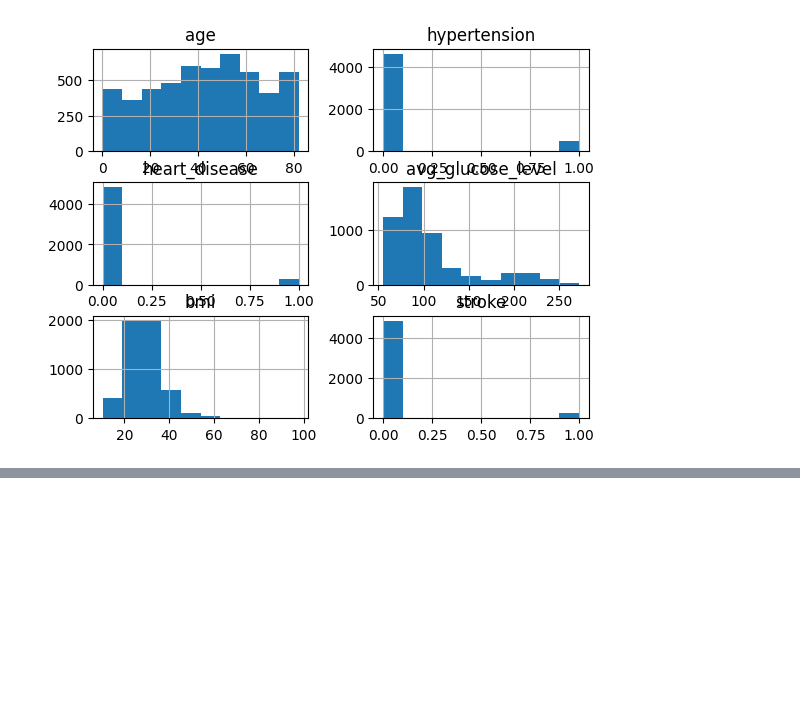
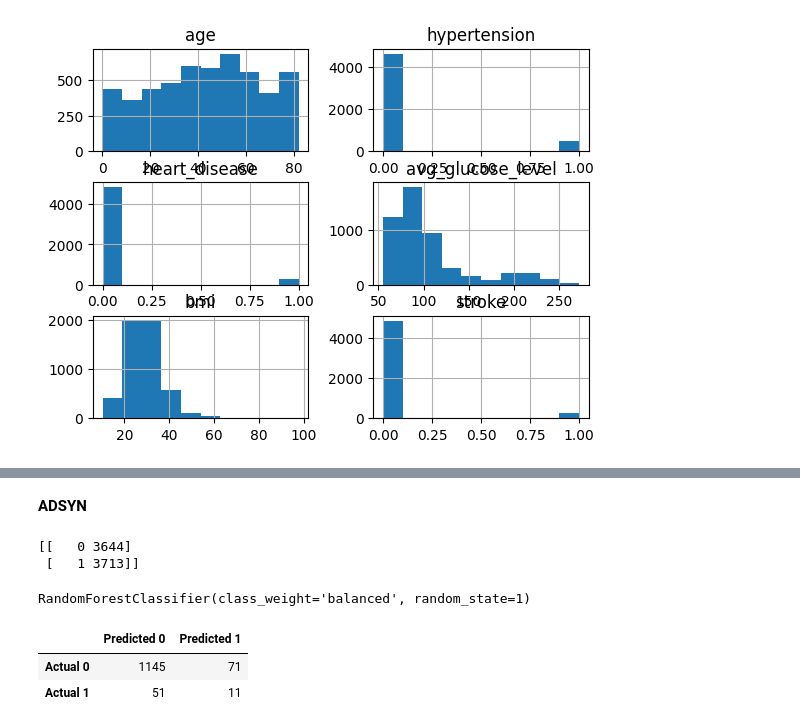
Before and after one commit to reedZimpfer/stroke_classifier, a Jupyter notebook: Notebook/stroke_classifier.ipynb, the cells around one changed output, grey strips where cells are left out. Saved outputs shown, nothing was run; the diff lists cells and outputs as text; code cells hidden in the pictures; blank space fills up the shorter version.

```diff
--- a/Notebook/stroke_classifier.ipynb
+++ b/Notebook/stroke_classifier.ipynb
@@ -189,0 +356,2 @@ array([[<Axes: title={'center': 'age'}>,
+# %% [markdown]
+**ADSYN**
@@ -189,0 +362,34 @@ array([[<Axes: title={'center': 'age'}>,
+# %%
+# Check the data oversample by ADSYN
+unique, counts = np.unique(y_resample_2, return_counts=True)
+
+print(np.asarray((unique, counts)).T)
+# %% [output]
+[[   0 3644]
+ [   1 3713]]
+# %%
+# Instantiate another Random Forest Classifier model
+rf2_model = RandomForestClassifier(n_estimators=100, class_weight='balanced', random_state=1)
+# %%
+# Fit the model with resample data
+rf2_model.fit(X_resample_2, y_resample_2)
+# %% [output]
+RandomForestClassifier(class_weight='balanced', random_state=1)
+# %%
+# Make predictions on the test set
+predictions_2 = rf2_model.predict(X_test_scaled)
+# %%
+# Evaluate the model with Confusion Matrix and accuracy score
+cm2 = confusion_matrix(y_test, predictions_2)
+cm2_df = pd.DataFrame(
+    cm2, index=["Actual 0", "Actual 1"], columns=["Predicted 0", "Predicted 1"]
+)
+
+acc_score2 = accuracy_score(y_test, predictions_2)
+# %%
+# Generate a confusion matrix for the model
+display(cm2_df)
+# %% [output]
+|  | Predicted 0 | Predicted 1 |
+| Actual 0 | 1145 | 71 |
+| Actual 1 | 51 | 11 |
```
Also changed, not shown: parts of 30 cells of this notebook.
